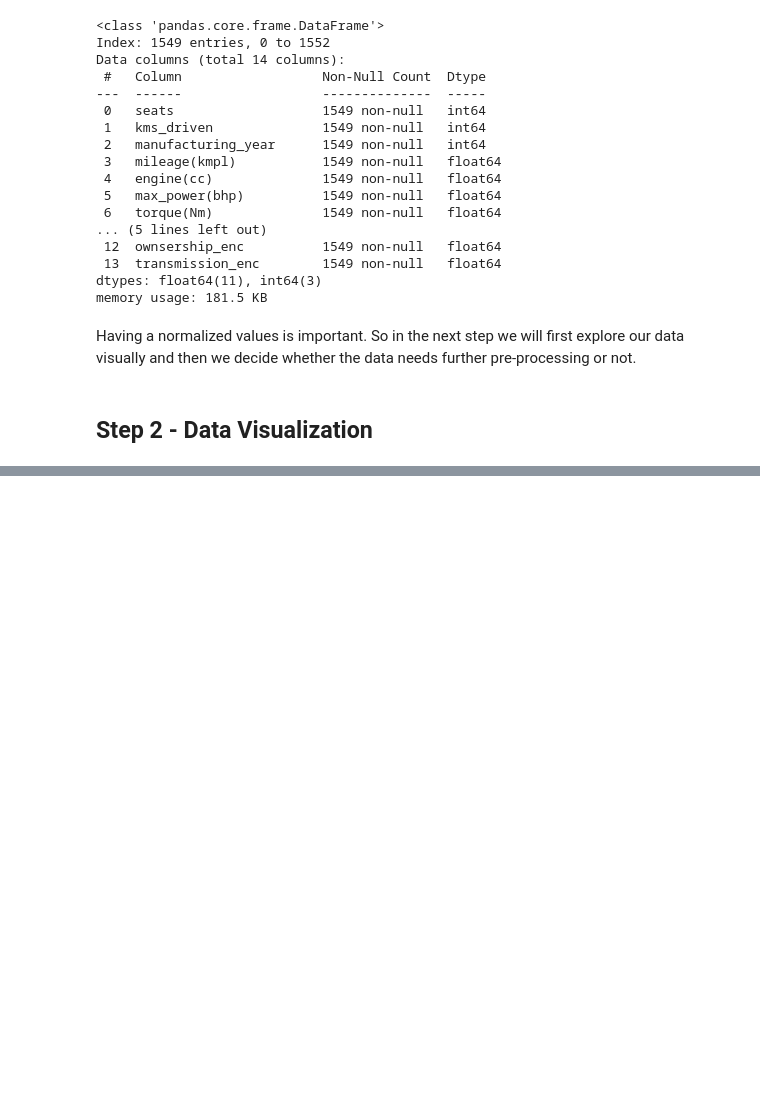
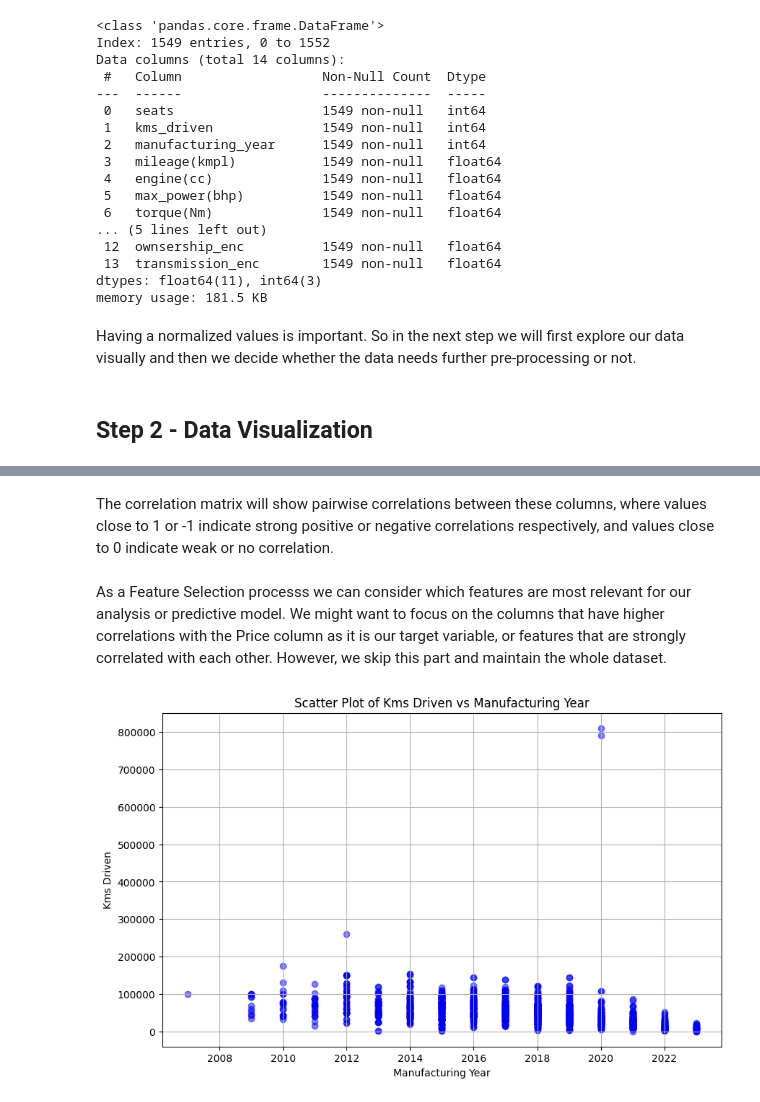
Before and after one commit to alishhde/AI-Diversify, a Jupyter notebook: 0006 Kaggle - Used Car Prediction/UsedCarPrediction.ipynb, the cells around one changed output, grey strips where cells are left out. Saved outputs shown, nothing was run; the diff lists cells and outputs as text; code cells hidden in the pictures; blank space fills up the shorter version.

Commit message:
Car price prediction finished

```diff
--- a/0006 Kaggle - Used Car Prediction/UsedCarPrediction.ipynb
+++ b/0006 Kaggle - Used Car Prediction/UsedCarPrediction.ipynb
@@ -442,0 +513,18 @@ plt.show()
+# %% [markdown]
+The correlation matrix will show pairwise correlations between these columns, where values close to 1 or -1 indicate strong positive or negative correlations respectively, and values close to 0 indicate weak or no correlation.
+# %% [markdown]
+As a Feature Selection processs we can consider which features are most relevant for our analysis or predictive model. We might want to focus on the columns that have higher correlations with the Price column as it is our target variable, or features that are strongly correlated with each other. However, we skip this part and maintain the whole dataset.
+# %%
+# Extracting 'kms_driven' and 'manufacturing_year' columns
+kms_driven = df['kms_driven']
+manufacturing_year = df['manufacturing_year']
+
+# Creating the scatter plot
+plt.figure(figsize=(10, 6))
+plt.scatter(manufacturing_year, kms_driven, color='blue', alpha=0.5)  # alpha sets transparencyplt.title('Scatter Plot of Kms Driven vs Manufacturing Year')
+plt.xlabel('Manufacturing Year')
+plt.ylabel('Kms Driven')
+plt.grid(True)
+plt.show()
+# %% [output]
+[figure, added]
```
Also changed, not shown: parts of 23 cells of this notebook.
